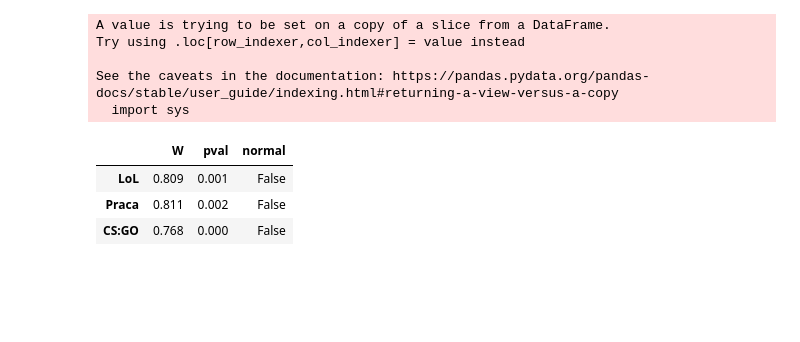
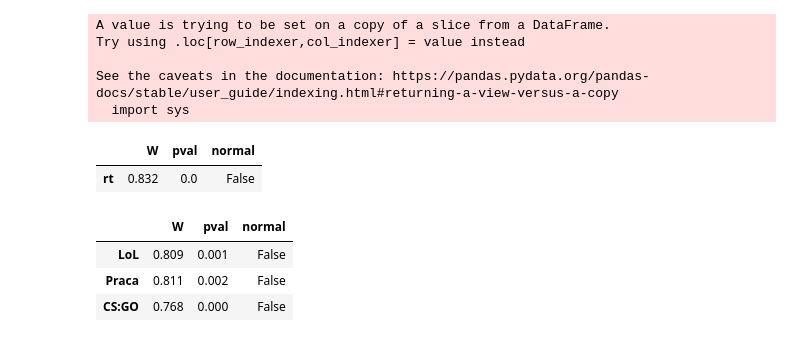
Before and after one commit to gacek91/tgmgr, a Jupyter notebook: cts_analyses.ipynb, the cells around one changed output. Cells and saved outputs as stored; diff of their text form; code cells hidden in the pictures; blank space fills up the shorter version.

```diff
--- a/cts_analyses.ipynb
+++ b/cts_analyses.ipynb
@@ -75,6 +75,16 @@ d = d[d['id'] != 2287534]
 d = d[(d['rt'] >= 100) & (d['rt'] <= 5000)]
 d = d.drop(['timeout','incorrect'], axis = 1)
 d['condition'] = d['condition'].map({"KSZTAŁT":"Kształt","KOLOR":"Kolor"})
+# %%
+_d = d.groupby(['id']).agg(
+    rt = pd.NamedAgg(column='rt', aggfunc=np.mean),
+    n = pd.NamedAgg(column='rt', aggfunc=np.size)
+).reset_index()
+
+pg.normality(data=_d['rt']).round(3)
+# %% [output]
+|  | W | pval | normal |
+| rt | 0.832 | 0.0 | False |
 # %%
 desc = d.groupby(['id','group']).agg(
     rt = pd.NamedAgg(column='rt', aggfunc=np.mean),
```
Also changed, not shown: parts of 3 cells of this notebook, 3 other files.
